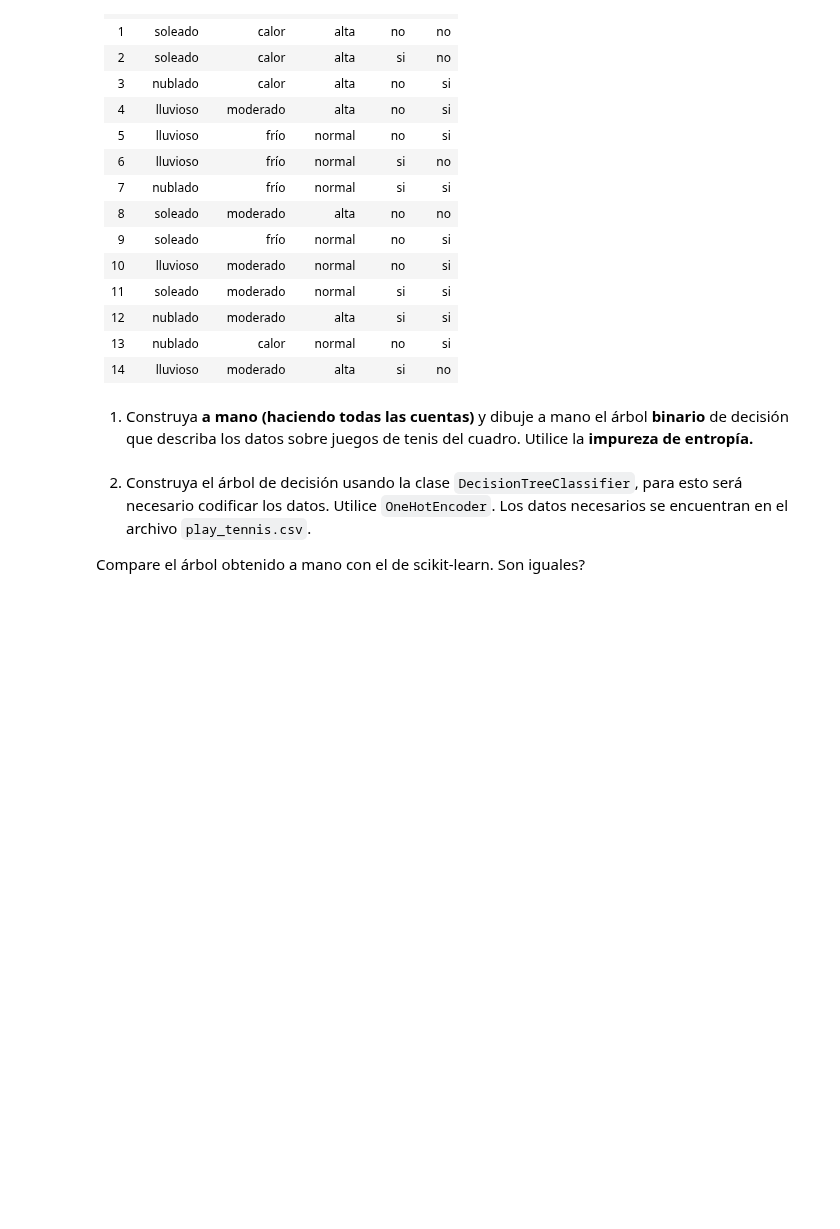
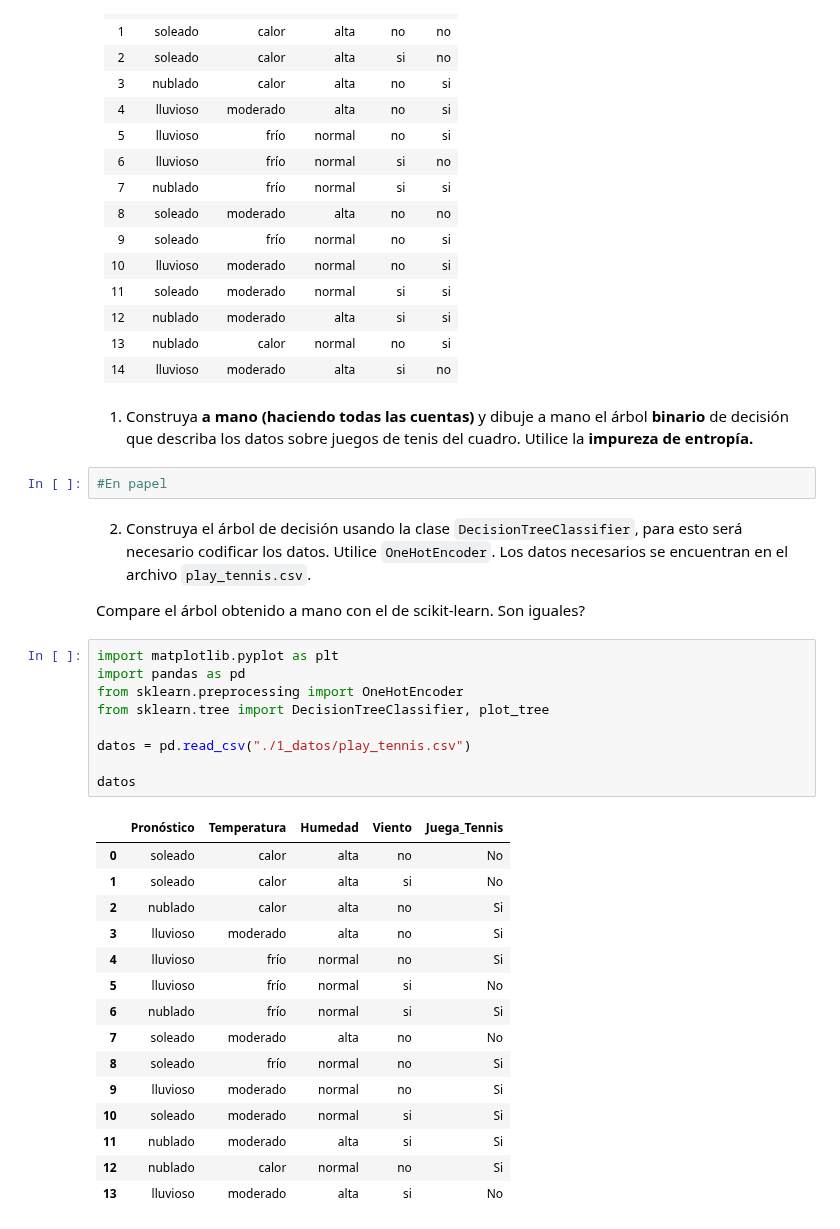
Before and after one commit to axelescalante0/Aprendizaje-Maquinal, a Jupyter notebook: Scrips/Arbol de decision/ArbolesDeDecision.ipynb, the cells around one changed output. Cells and saved outputs as stored; diff of their text form; blank space fills up the shorter version.

```diff
--- a/Scrips/Arbol de decision/ArbolesDeDecision.ipynb
+++ b/Scrips/Arbol de decision/ArbolesDeDecision.ipynb
@@ -259,7 +257,34 @@ En la siguiente tabla se tienen datos acerca de la realización o suspensión de
 # %% [markdown]
 1. Construya **a mano** **(haciendo todas las cuentas)** y dibuje a mano el árbol **binario** de decisión que describa los datos sobre juegos de tenis del cuadro.
 Utilice la **impureza de entropía.**
+# %%
+#En papel
 # %% [markdown]
 2. Construya el árbol de decisión usando la clase `DecisionTreeClassifier`, para esto será necesario codificar los datos. Utilice `OneHotEncoder`. Los datos necesarios se encuentran en el archivo `play_tennis.csv`.
 
 Compare el árbol obtenido a mano con el de scikit-learn. Son iguales?
+# %%
+import matplotlib.pyplot as plt
+import pandas as pd
+from sklearn.preprocessing import OneHotEncoder
+from sklearn.tree import DecisionTreeClassifier, plot_tree
+
+datos = pd.read_csv("./1_datos/play_tennis.csv")
+
+datos
+# %% [output]
+|  | Pronóstico | Temperatura | Humedad | Viento | Juega_Tennis |
+| 0 | soleado | calor | alta | no | No |
+| 1 | soleado | calor | alta | si | No |
+| 2 | nublado | calor | alta | no | Si |
+| 3 | lluvioso | moderado | alta | no | Si |
+| 4 | lluvioso | frío | normal | no | Si |
+| 5 | lluvioso | frío | normal | si | No |
+| 6 | nublado | frío | normal | si | Si |
+| 7 | soleado | moderado | alta | no | No |
+| 8 | soleado | frío | normal | no | Si |
+| 9 | lluvioso | moderado | normal | no | Si |
+| 10 | soleado | moderado | normal | si | Si |
+| 11 | nublado | moderado | alta | si | Si |
+| 12 | nublado | calor | normal | no | Si |
+| 13 | lluvioso | moderado | alta | si | No |
```
Also changed, not shown: parts of 6 cells of this notebook.
